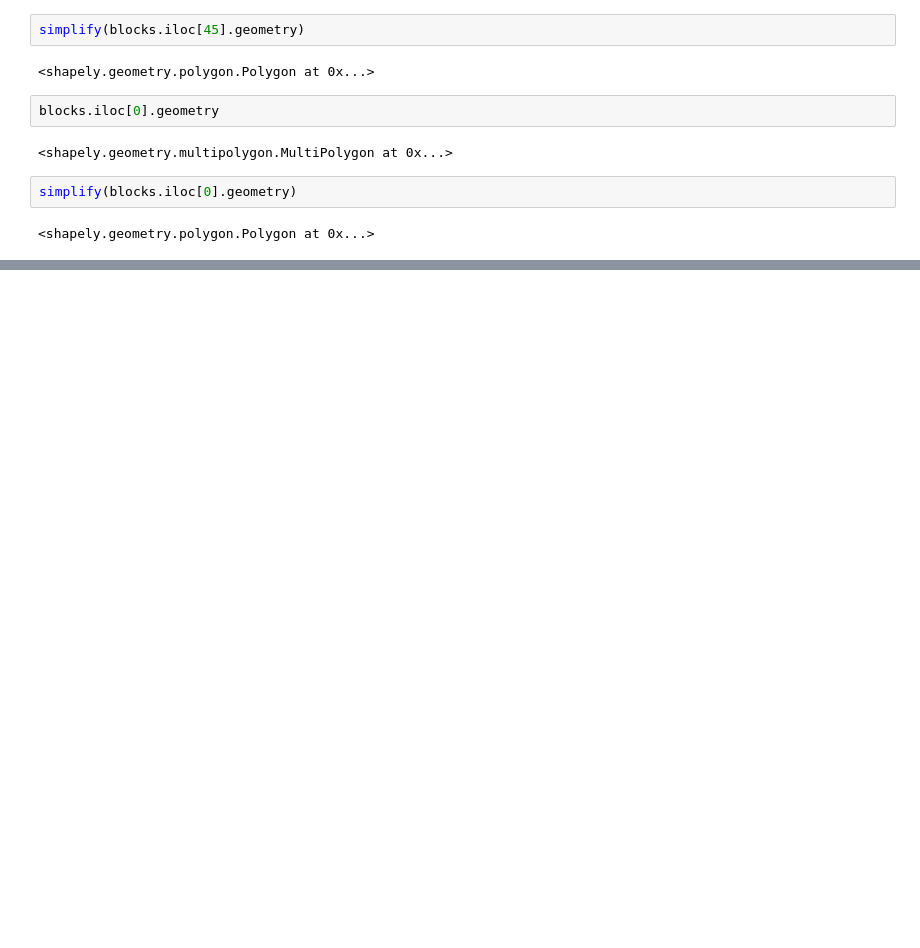
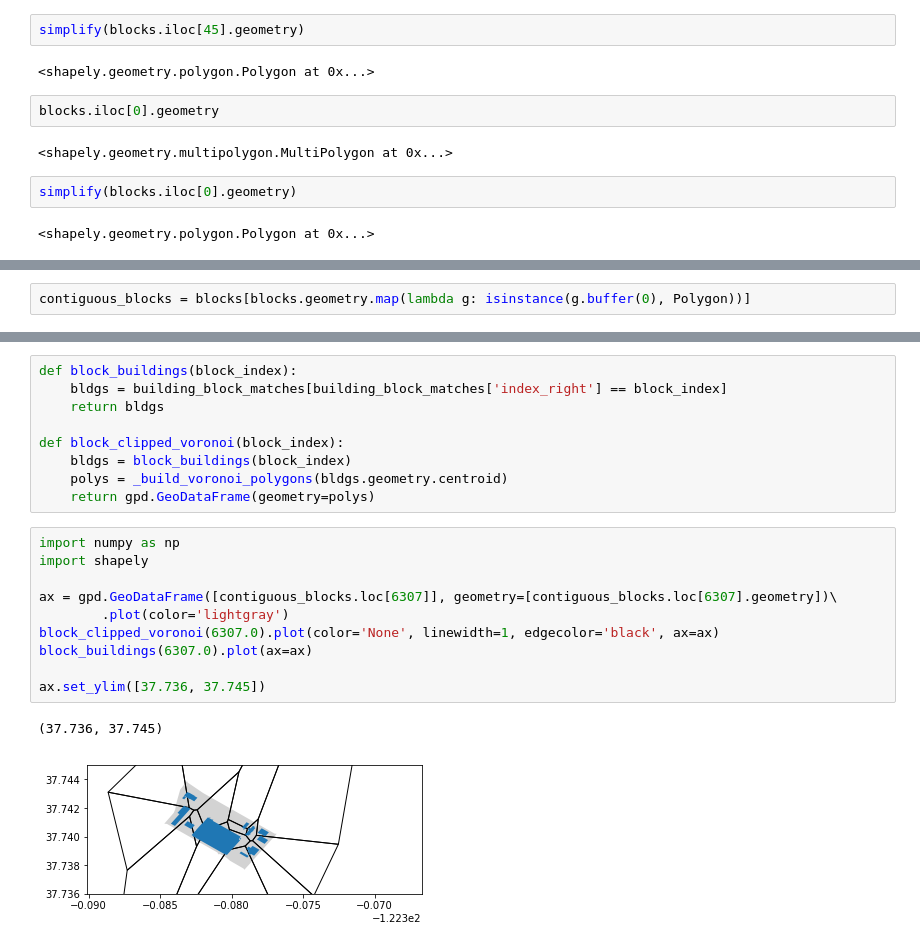
Before and after one commit to ResidentMario/trash-talk, a Jupyter notebook: notebooks/preprocessing.ipynb, the cells around one changed output, grey strips where cells are left out. Cells and saved outputs as stored; diff of their text form; blank space fills up the shorter version.

```diff
--- a/notebooks/preprocessing.ipynb
+++ b/notebooks/preprocessing.ipynb
@@ -358,0 +572,2 @@ ipdb> q
+# %%
+contiguous_blocks = blocks[blocks.geometry.map(lambda g: isinstance(g.buffer(0), Polygon))]
@@ -358,0 +707,22 @@ ipdb> q
+# %%
+def block_buildings(block_index):
+    bldgs = building_block_matches[building_block_matches['index_right'] == block_index]
+    return bldgs
+
+def block_clipped_voronoi(block_index):
+    bldgs = block_buildings(block_index)
+    polys = _build_voronoi_polygons(bldgs.geometry.centroid)
+    return gpd.GeoDataFrame(geometry=polys)
+# %%
+import numpy as np
+import shapely
+
+ax = gpd.GeoDataFrame([contiguous_blocks.loc[6307]], geometry=[contiguous_blocks.loc[6307].geometry])\
+        .plot(color='lightgray')
+block_clipped_voronoi(6307.0).plot(color='None', linewidth=1, edgecolor='black', ax=ax)
+block_buildings(6307.0).plot(ax=ax)
+
+ax.set_ylim([37.736, 37.745])
+# %% [output]
+(37.736, 37.745)
+[figure, added]
```
Also changed, not shown: parts of 105 cells of this notebook, 6 other files.
